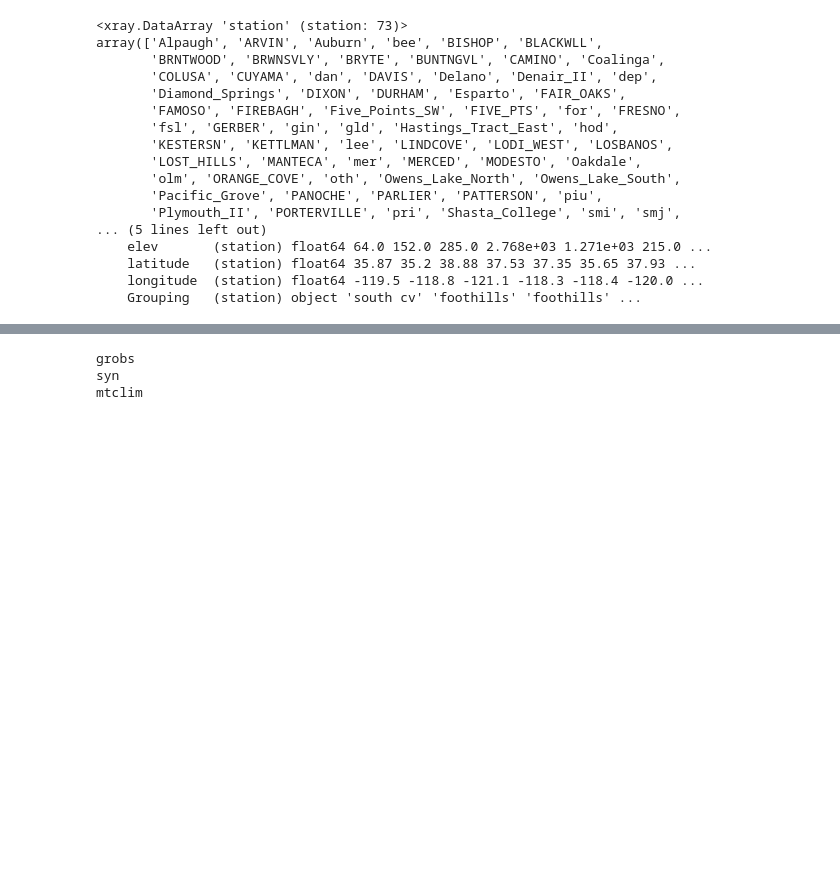
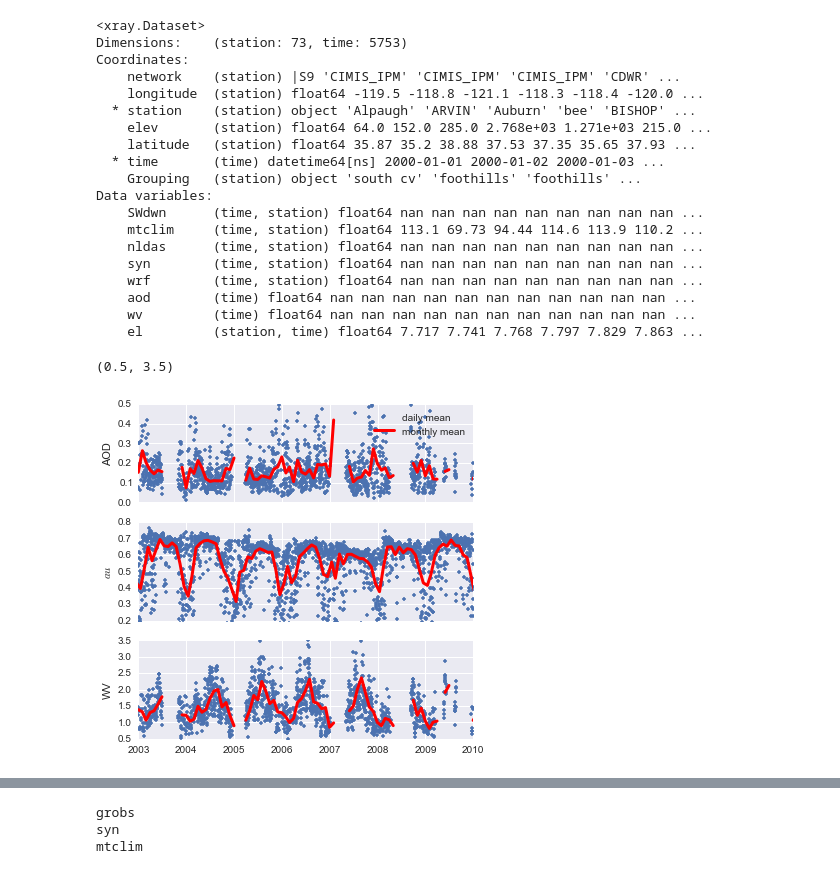
Before and after one commit to klapo/CalRad, a Jupyter notebook: CR.Aeronet.ipynb, the cells around one changed output, grey strips where cells are left out. Cells and saved outputs as stored; diff of their text form; code cells hidden in the pictures; blank space fills up the shorter version.

```diff
--- a/CR.Aeronet.ipynb
+++ b/CR.Aeronet.ipynb
@@ -213,0 +248,15 @@ for pr in pr_names:
+# %%
+#### Elevation Angle
+d = pd.to_datetime(grobs.time.values)
+el = xray.Dataset()
+for stat in grobs.station.values:
+    el[stat] = (('time'),solargeo.AVG_EL(d,\
+                     grobs.loc[{'station':stat}].latitude.values,\
+                     grobs.loc[{'station':stat}].longitude.values,\
+                     0,'END'))
+el = combinevars(el,el.data_vars,new_dim_name='station',combinevarname='el')
+el.coords['time'] = d
+print(el)
+
+# Add to xray Dataset
+grobs['el'] = (('station','time'),el)
@@ -214,20 +281,22 @@ for pr in pr_names:
 # %%
-print(grobs.station)
+print(grobs)
 # %% [output]
-<xray.DataArray 'station' (station: 73)>
-array(['Alpaugh', 'ARVIN', 'Auburn', 'bee', 'BISHOP', 'BLACKWLL',
-       'BRNTWOOD', 'BRWNSVLY', 'BRYTE', 'BUNTNGVL', 'CAMINO', 'Coalinga',
-       'COLUSA', 'CUYAMA', 'dan', 'DAVIS', 'Delano', 'Denair_II', 'dep',
-       'Diamond_Springs', 'DIXON', 'DURHAM', 'Esparto', 'FAIR_OAKS',
-       'FAMOSO', 'FIREBAGH', 'Five_Points_SW', 'FIVE_PTS', 'for', 'FRESNO',
-       'fsl', 'GERBER', 'gin', 'gld', 'Hastings_Tract_East', 'hod',
-       'KESTERSN', 'KETTLMAN', 'lee', 'LINDCOVE', 'LODI_WEST', 'LOSBANOS',
-       'LOST_HILLS', 'MANTECA', 'mer', 'MERCED', 'MODESTO', 'Oakdale',
-       'olm', 'ORANGE_COVE', 'oth', 'Owens_Lake_North', 'Owens_Lake_South',
-       'Pacific_Grove', 'PANOCHE', 'PARLIER', 'PATTERSON', 'piu',
-       'Plymouth_II', 'PORTERVILLE', 'pri', 'Shasta_College', 'smi', 'smj',
-... (5 lines left out)
+<xray.Dataset>
+Dimensions:    (station: 73, time: 5753)
+Coordinates:
+    network    (station) |S9 'CIMIS_IPM' 'CIMIS_IPM' 'CIMIS_IPM' 'CDWR' ...
+    longitude  (station) float64 -119.5 -118.8 -121.1 -118.3 -118.4 -120.0 ...
+  * station    (station) object 'Alpaugh' 'ARVIN' 'Auburn' 'bee' 'BISHOP' ...
     elev       (station) float64 64.0 152.0 285.0 2.768e+03 1.271e+03 215.0 ...
     latitude   (station) float64 35.87 35.2 38.88 37.53 37.35 35.65 37.93 ...
-    longitude  (station) float64 -119.5 -118.8 -121.1 -118.3 -118.4 -120.0 ...
+  * time       (time) datetime64[ns] 2000-01-01 2000-01-02 2000-01-03 ...
     Grouping   (station) object 'south cv' 'foothills' 'foothills' ...
+Data variables:
+    SWdwn      (time, station) float64 nan nan nan nan nan nan nan nan nan ...
+    mtclim     (time, station) float64 113.1 69.73 94.44 114.6 113.9 110.2 ...
+    nldas      (time, station) float64 nan nan nan nan nan nan nan nan nan ...
+    syn        (time, station) float64 nan nan nan nan nan nan nan nan nan ...
+    wrf        (time, station) float64 nan nan nan nan nan nan nan nan nan ...
+    aod        (time) float64 nan nan nan nan nan nan nan nan nan nan nan ...
+    wv         (time) float64 nan nan nan nan nan nan nan nan nan nan nan ...
+    el         (station, time) float64 7.717 7.741 7.768 7.797 7.829 7.863 ...
@@ -233,0 +322,32 @@ array(['Alpaugh', 'ARVIN', 'Auburn', 'bee', 'BISHOP', 'BLACKWLL',
+# %%
+#### Time series
+## AOD
+f,axes = plt.subplots(3,1,sharex=True,figsize=(6,6))
+axes[0].plot(grobs.time,grobs.aod.values,'.',label='daily mean')
+axes[0].plot(grobs.aod.resample(freq='M',dim='time',how='mean').time,\
+         grobs.aod.resample(freq='M',dim='time',how='mean').values,'r',linewidth=3,label='monthly mean')
+axes[0].set_xlim([datetime(2003,1,1),datetime(2010,1,1)])
+axes[0].set_ylabel('AOD')
+axes[0].set_ylim([0.,.5])
+axes[0].legend()
+
+## Transmissivity
+tau = grobs.SWdwn/(np.sin(grobs.el*np.pi/180)*1365)
+axes[1].plot(tau.time,tau.loc[{'station':'FRESNO'}].values,'.')
+axes[1].plot(tau.loc[{'station':'FRESNO'}].resample(freq='M',dim='time',how='mean').time-pd.Timedelta(days=15),\
+            tau.loc[{'station':'FRESNO'}].resample(freq='M',dim='time',how='mean').values,\
+            'r',linewidth=3)
+axes[1].set_xlim([datetime(2003,1,1),datetime(2010,1,1)])
+axes[1].set_ylabel('$\tau$')
+axes[1].set_ylim([.2,.8])
+
+## WV
+axes[2].plot(grobs.time,grobs.wv.values,'.')
+axes[2].plot(grobs.wv.resample(freq='M',dim='time',how='mean').time,\
+         grobs.wv.resample(freq='M',dim='time',how='mean').values,'r',linewidth=3)
+axes[2].set_xlim([datetime(2003,1,1),datetime(2010,1,1)])
+axes[2].set_ylabel('WV')
+axes[2].set_ylim([.5,3.5])
+# %% [output]
+(0.5, 3.5)
+[figure, added]
```
Also changed, not shown: parts of 22 cells of this notebook.
